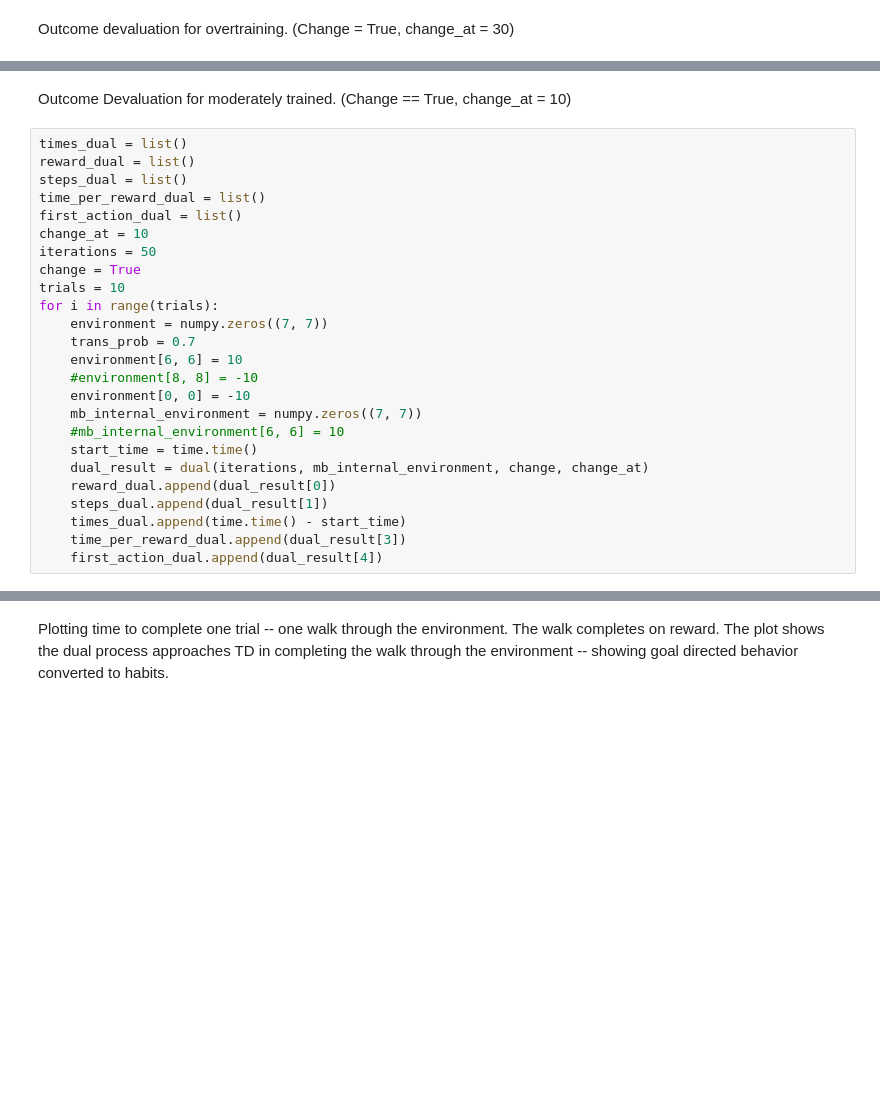
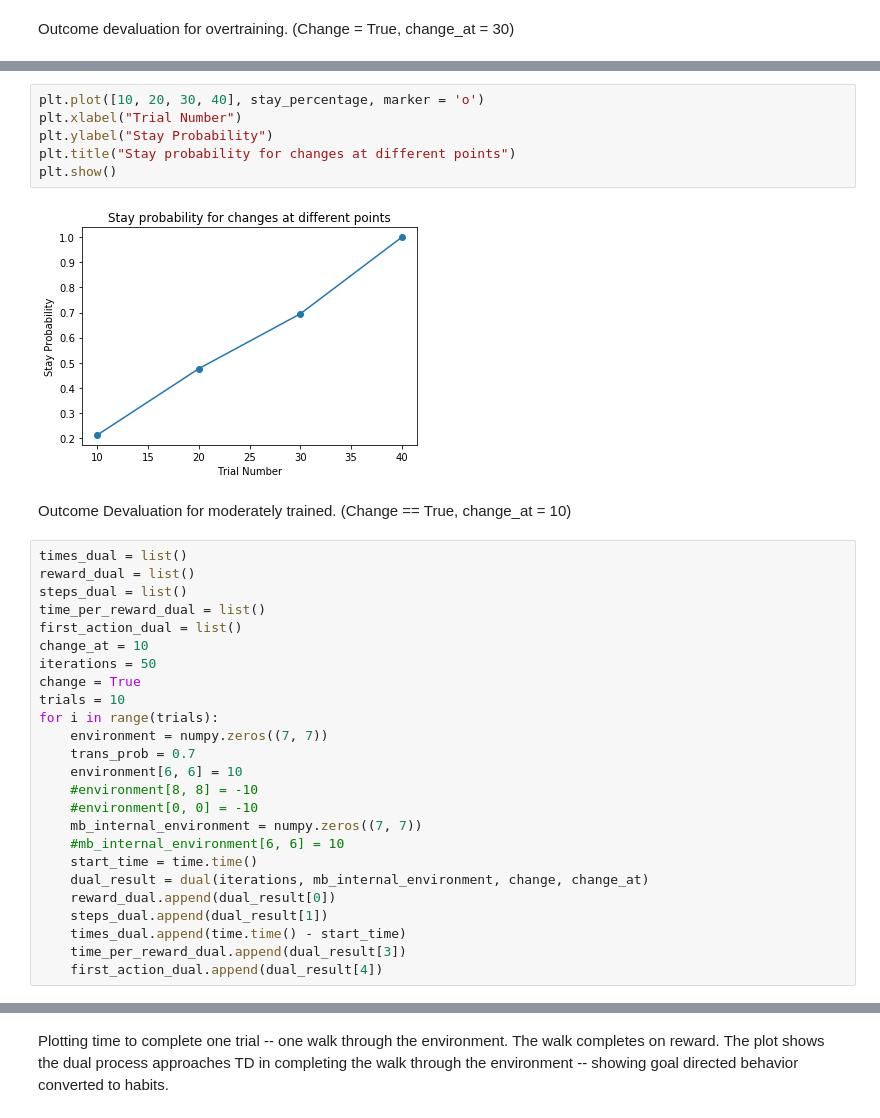
Before and after one commit to tejas-savalia/Sequencing_abstract, a Jupyter notebook: mb_mf_combined.ipynb, the cells around one changed output, grey strips where cells are left out. Saved outputs shown, nothing was run; the diff lists cells and outputs as text; blank space fills up the shorter version.

```diff
--- a/mb_mf_combined.ipynb
+++ b/mb_mf_combined.ipynb
@@ -284,3 +290,11 @@ print numpy.mean(stay_percentage_overtrain)
+# %%
+plt.plot([10, 20, 30, 40], stay_percentage, marker = 'o')
+plt.xlabel("Trial Number")
+plt.ylabel("Stay Probability")
+plt.title("Stay probability for changes at different points")
+plt.show()
+# %% [output]
+[figure, added]
 # %% [markdown]
 Outcome Devaluation for moderately trained. (Change == True, change_at = 10)
 # %%
@@ -298,7 +312,7 @@ for i in range(trials):
     trans_prob = 0.7
     environment[6, 6] = 10
     #environment[8, 8] = -10
-    environment[0, 0] = -10
+    #environment[0, 0] = -10
     mb_internal_environment = numpy.zeros((7, 7))
     #mb_internal_environment[6, 6] = 10
     start_time = time.time()
```
Also changed, not shown: parts of 14 cells of this notebook.
